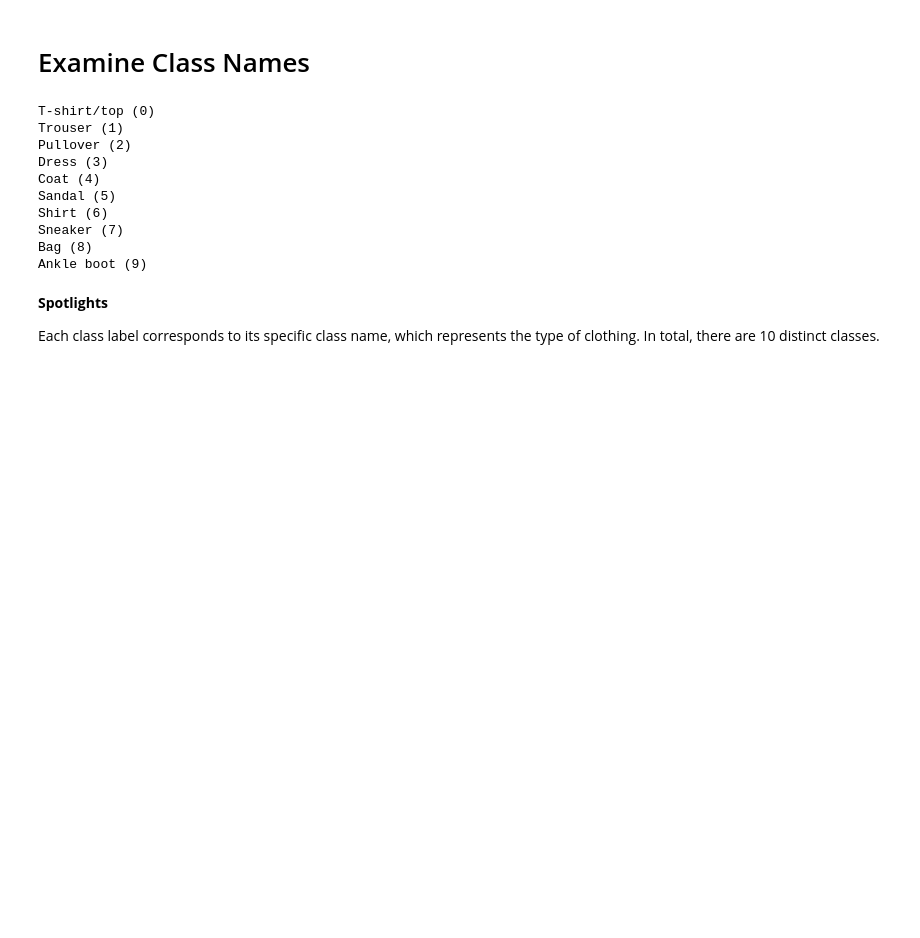
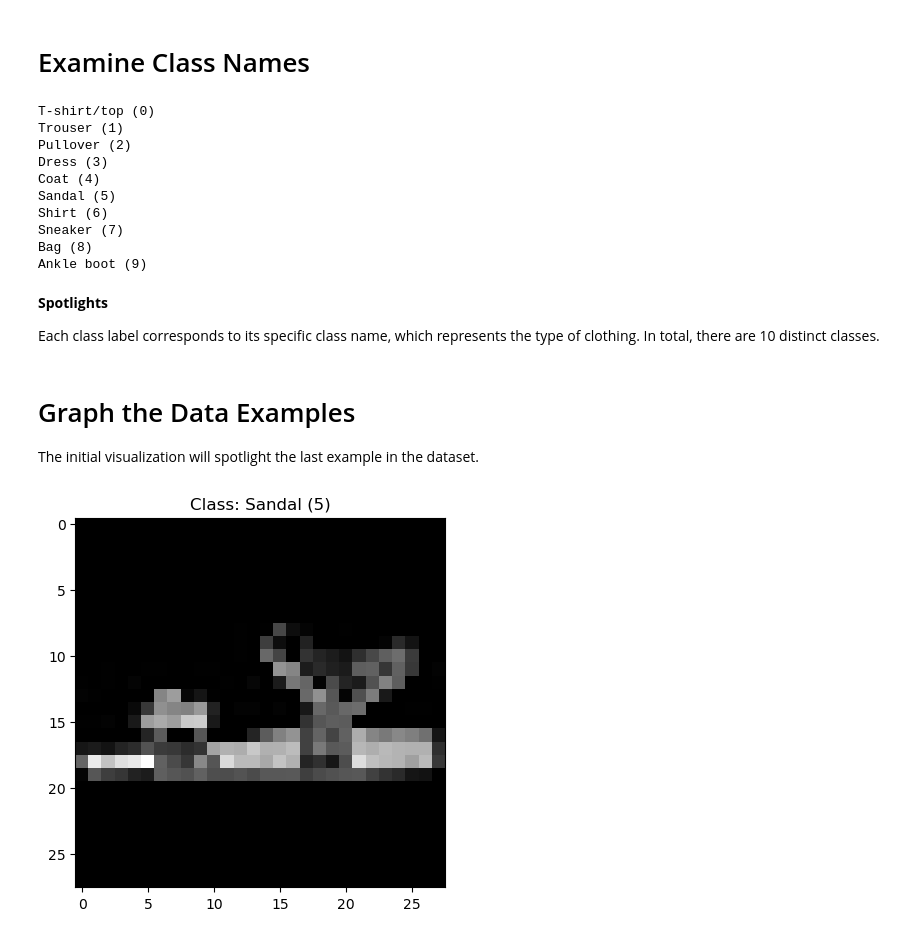
Before and after one commit to tyrantdavis/cnn-fashion, a Jupyter notebook: cnn.ipynb, the cells around one changed output. Cells and saved outputs as stored; diff of their text form; code cells hidden in the pictures; blank space fills up the shorter version.

Commit message:
Graph data samples.
Visualize the last example and the first 21 examples.

```diff
--- a/cnn.ipynb
+++ b/cnn.ipynb
@@ -109,3 +109,12 @@ Ankle boot (9)
 **Spotlights**
 
 Each class label corresponds to its specific class name, which represents the type of clothing. In total, there are 10 distinct classes.
+# %% [markdown]
+# Graph the Data Examples
+
+The initial visualization will spotlight the last example in the dataset.
+# %%
+plt.imshow(X_train[-1], cmap="gray")
+plt.title("Class: {} ({})".format(class_names[y_train[-1]], y_train[-1]));
+# %% [output]
+[figure, added]
```
Also changed, not shown: parts of 3 cells of this notebook.
